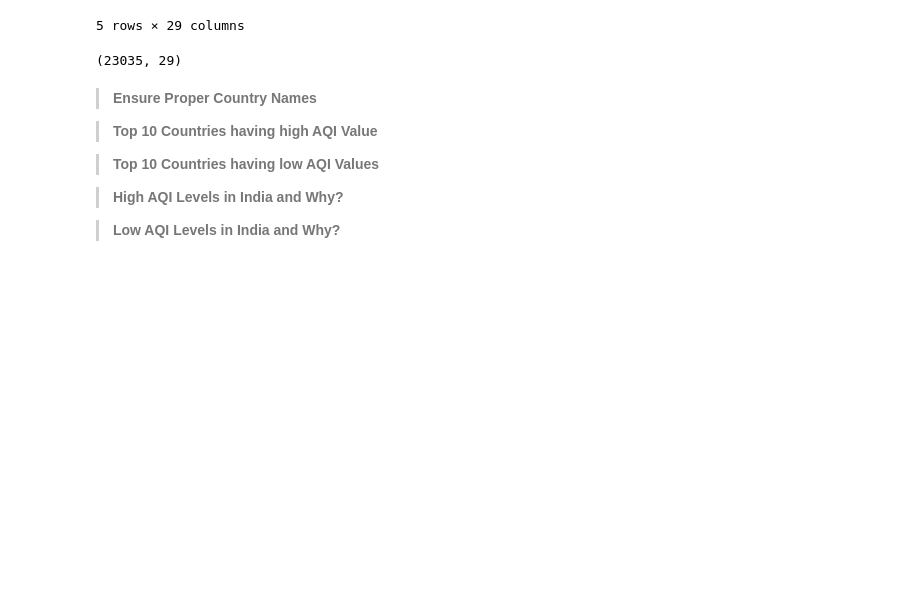
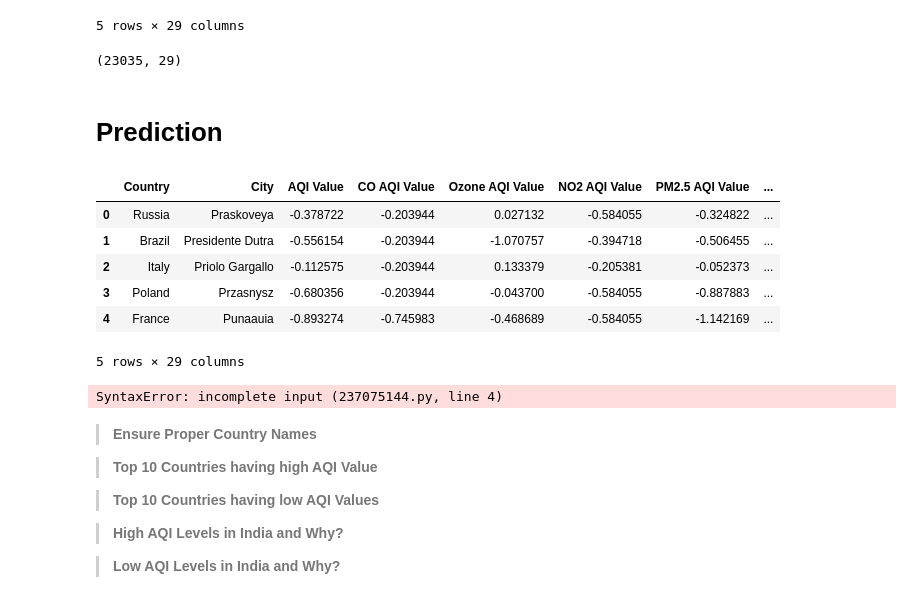
Before and after one commit to BSU04/Global-Air-Quality-Prediction, a Jupyter notebook: gap-eda.ipynb, the cells around one changed output. Drawn from its saved outputs; the diff is of its cells as text; code cells hidden in the pictures; blank space fills up the shorter version.

Commit message:
standardization complete

```diff
--- a/gap-eda.ipynb
+++ b/gap-eda.ipynb
@@ -729,6 +734,34 @@ df.head()
 df.shape
 # %% [output]
 (23035, 29)
+# %% [markdown]
+# Prediction
+# %%
+# standardizing the columns
+scaled = df.copy()
+
+col_names = ['AQI Value', 'CO AQI Value', 'Ozone AQI Value','NO2 AQI Value','PM2.5 AQI Value']
+features = scaled[col_names]
+scaler = StandardScaler().fit(features.values)
+features = scaler.transform(features.values)
+
+scaled[col_names] = features
+scaled.head()
+# %% [output]
+|  | Country | City | AQI Value | CO AQI Value | Ozone AQI Value | NO2 AQI Value | PM2.5 AQI Value | ... |
+| 0 | Russia | Praskoveya | -0.378722 | -0.203944 | 0.027132 | -0.584055 | -0.324822 | ... |
+| 1 | Brazil | Presidente Dutra | -0.556154 | -0.203944 | -1.070757 | -0.394718 | -0.506455 | ... |
+| 2 | Italy | Priolo Gargallo | -0.112575 | -0.203944 | 0.133379 | -0.205381 | -0.052373 | ... |
+| 3 | Poland | Przasnysz | -0.680356 | -0.203944 | -0.043700 | -0.584055 | -0.887883 | ... |
+| 4 | France | Punaauia | -0.893274 | -0.745983 | -0.468689 | -0.584055 | -1.142169 | ... |
+5 rows × 29 columns
+# %%
+"""drop_cols = ["Country","City"]
+X = df.drop(drop_cols, axis=1)
+y = df['AQI Value']
+X_train, X_test, y_train, y_test = train_test_split(X, y,test_size=0.2,random_state=1)"""
+# %% [output]
+SyntaxError: incomplete input (237075144.py, line 4)
 # %% [markdown]
 > **Ensure Proper Country Names**
 
```
Also changed, not shown: parts of 3 cells of this notebook.
